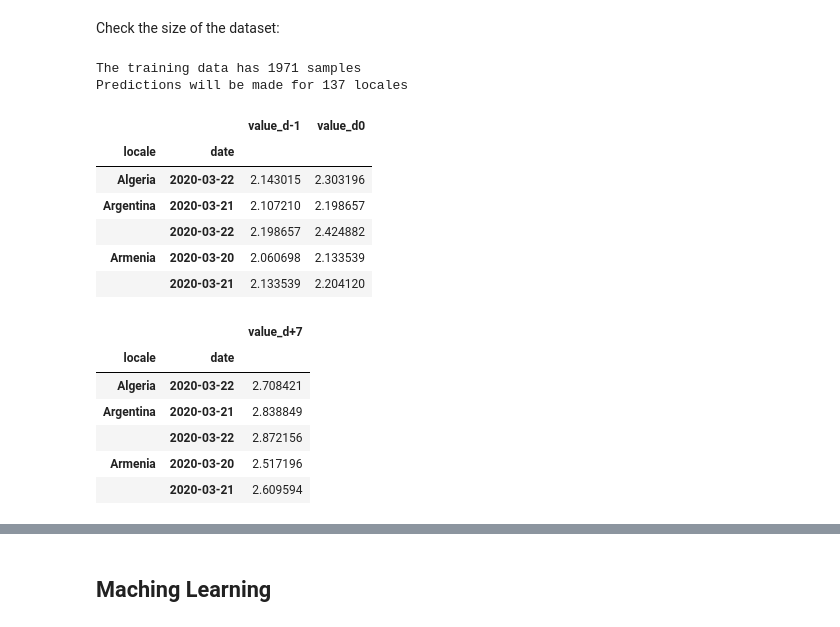
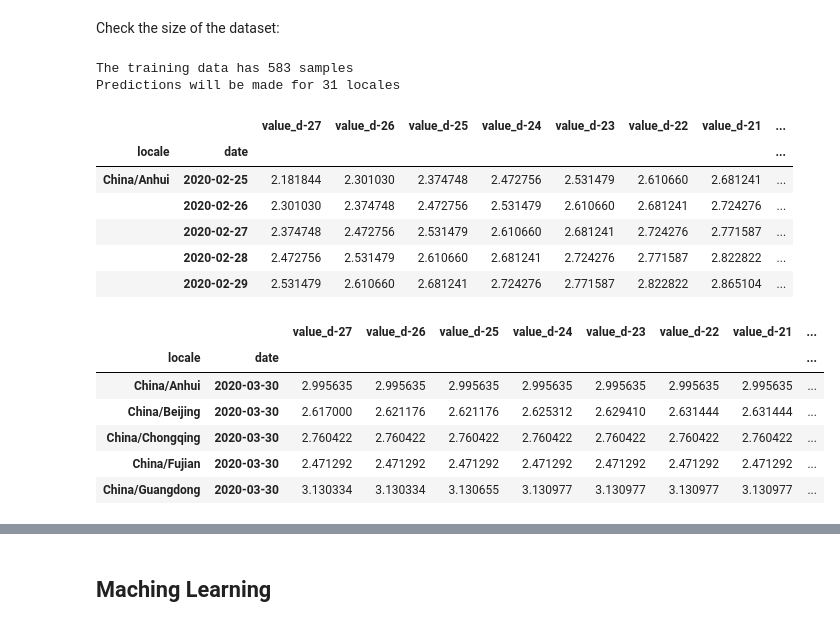
Before and after one commit to jgcorliss/covid-19, a Jupyter notebook: src/covid-19.ipynb, the cells around one changed output, grey strips where cells are left out. Saved outputs shown, nothing was run; the diff lists cells and outputs as text; code cells hidden in the pictures.

```diff
--- a/src/covid-19.ipynb
+++ b/src/covid-19.ipynb
@@ -229,57 +220,53 @@ X_pred = X_schema.copy()
+# %%
+train_to_append_list = []
+pred_to_append_list = []
 # %%
 for locale in sorted(values_melt['locale'].unique()):
     values_melt_locale = values_melt.loc[values_melt['locale'] == locale].sort_values('date')
 
     # Add to training data
-    idx = 0
-    while idx + (days_history - 1) + days_horizon <= values_melt_locale.shape[0] - 1:
-        locale_date_to_append = values_melt_locale.iloc[idx + (days_history - 1), :2].to_dict()
-
-        X_train_to_append = dict(zip(X_train.columns[2:], values_melt_locale['value'].iloc[idx : idx + days_history]))
-        X_train_to_append.update(locale_date_to_append)
-        X_train = X_train.append(X_train_to_append, ignore_index=True)
-
-        y_train_to_append = {y_train.columns[-1]: values_melt_locale['value'].iloc[idx + (days_history - 1) + days_horizon]}
-        y_train_to_append.update(locale_date_to_append)
-        y_train = y_train.append(y_train_to_append, ignore_index=True)
-
-        idx += 1
+    for idx in range(values_melt_locale.shape[0] - days_history - days_horizon + 1):
+        train_to_append = values_melt_locale.iloc[idx + (days_history - 1), :2].to_dict()
+        train_to_append.update(zip(final_schema.columns[2:-1], values_melt_locale['value'].iloc[idx : idx + days_history]))
+        train_to_append[final_schema.columns[-1]] = values_melt_locale['value'].iloc[idx + (days_history - 1) + days_horizon]
+        train_to_append_list.append(train_to_append)
 
     # Add to prediction data
     if days_history <= values_melt_locale.shape[0]:  # Can only predict if we have enough days of history
-        locale_date_to_append = values_melt_locale.iloc[-1, :2].to_dict()
-        X_pred_to_append = dict(zip(X_pred.columns[2:], values_melt_locale['value'].iloc[-days_history:]))
-        X_pred_to_append.update(locale_date_to_append)
-        X_pred = X_pred.append(X_pred_to_append, ignore_index=True)
+        pred_to_append = values_melt_locale.iloc[-1, :2].to_dict()
+        pred_to_append.update(zip(final_schema.columns[2:-1], values_melt_locale['value'].iloc[-days_history:]))
+        pred_to_append_list.append(pred_to_append)
+# %%
+train = final_schema.append(train_to_append_list, ignore_index=True)
+pred = final_schema.append(pred_to_append_list, ignore_index=True)
 # %%
-X_train.set_index(['locale', 'date'], inplace=True, verify_integrity=True)
-y_train.set_index(['locale', 'date'], inplace=True, verify_integrity=True)
-X_pred.set_index(['locale', 'date'], inplace=True, verify_integrity=True)
+train.set_index(['locale', 'date'], inplace=True, verify_integrity=True)
+pred.set_index(['locale', 'date'], inplace=True, verify_integrity=True)
 # %% [markdown]
 Check the size of the dataset:
 # %%
-print('The training data has {} samples'.format(X_train.shape[0]))
-print('Predictions will be made for {} locales'.format(X_pred.shape[0]))
+print('The training data has {} samples'.format(train.shape[0]))
+print('Predictions will be made for {} locales'.format(pred.shape[0]))
 # %% [output]
-The training data has 1971 samples
-Predictions will be made for 137 locales
+The training data has 583 samples
+Predictions will be made for 31 locales
 # %%
-X_train.head()
+train.head()
 # %% [output]
-|  |  | value_d-1 | value_d0 |
-| locale | date |  |  |
-| Algeria | 2020-03-22 | 2.143015 | 2.303196 |
-| Argentina | 2020-03-21 | 2.107210 | 2.198657 |
-|  | 2020-03-22 | 2.198657 | 2.424882 |
-| Armenia | 2020-03-20 | 2.060698 | 2.133539 |
-|  | 2020-03-21 | 2.133539 | 2.204120 |
+|  |  | value_d-27 | value_d-26 | value_d-25 | value_d-24 | value_d-23 | value_d-22 | value_d-21 | ... |
+| locale | date |  |  |  |  |  |  |  | ... |
+| China/Anhui | 2020-02-25 | 2.181844 | 2.301030 | 2.374748 | 2.472756 | 2.531479 | 2.610660 | 2.681241 | ... |
+|  | 2020-02-26 | 2.301030 | 2.374748 | 2.472756 | 2.531479 | 2.610660 | 2.681241 | 2.724276 | ... |
+|  | 2020-02-27 | 2.374748 | 2.472756 | 2.531479 | 2.610660 | 2.681241 | 2.724276 | 2.771587 | ... |
+|  | 2020-02-28 | 2.472756 | 2.531479 | 2.610660 | 2.681241 | 2.724276 | 2.771587 | 2.822822 | ... |
+|  | 2020-02-29 | 2.531479 | 2.610660 | 2.681241 | 2.724276 | 2.771587 | 2.822822 | 2.865104 | ... |
 # %%
-y_train.head()
+pred.head()
 # %% [output]
-|  |  | value_d+7 |
-| locale | date |  |
-| Algeria | 2020-03-22 | 2.708421 |
-| Argentina | 2020-03-21 | 2.838849 |
-|  | 2020-03-22 | 2.872156 |
-| Armenia | 2020-03-20 | 2.517196 |
-|  | 2020-03-21 | 2.609594 |
+|  |  | value_d-27 | value_d-26 | value_d-25 | value_d-24 | value_d-23 | value_d-22 | value_d-21 | ... |
+| locale | date |  |  |  |  |  |  |  | ... |
+| China/Anhui | 2020-03-30 | 2.995635 | 2.995635 | 2.995635 | 2.995635 | 2.995635 | 2.995635 | 2.995635 | ... |
+| China/Beijing | 2020-03-30 | 2.617000 | 2.621176 | 2.621176 | 2.625312 | 2.629410 | 2.631444 | 2.631444 | ... |
+| China/Chongqing | 2020-03-30 | 2.760422 | 2.760422 | 2.760422 | 2.760422 | 2.760422 | 2.760422 | 2.760422 | ... |
+| China/Fujian | 2020-03-30 | 2.471292 | 2.471292 | 2.471292 | 2.471292 | 2.471292 | 2.471292 | 2.471292 | ... |
+| China/Guangdong | 2020-03-30 | 3.130334 | 3.130334 | 3.130655 | 3.130977 | 3.130977 | 3.130977 | 3.130977 | ... |
```
Also changed, not shown: parts of 47 cells of this notebook, 1 other file.
